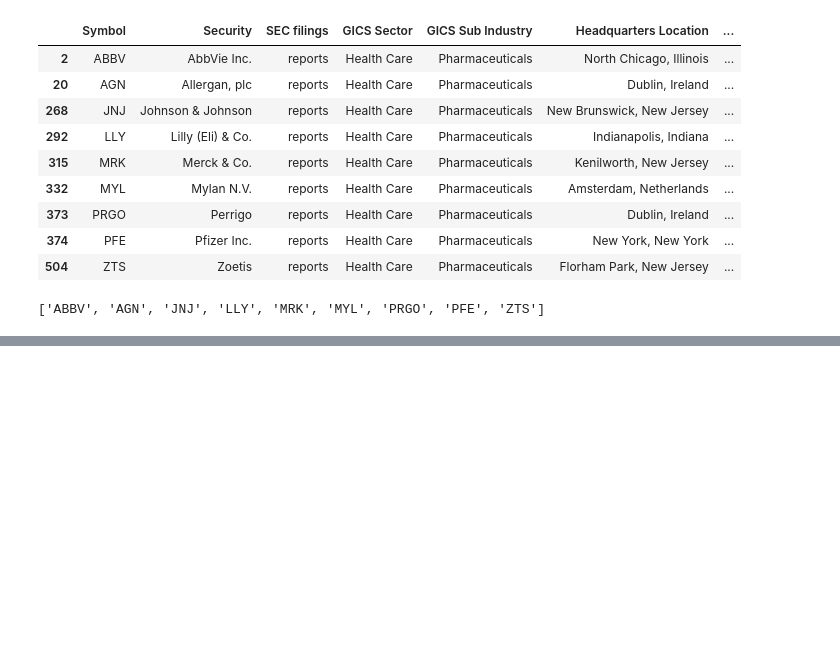
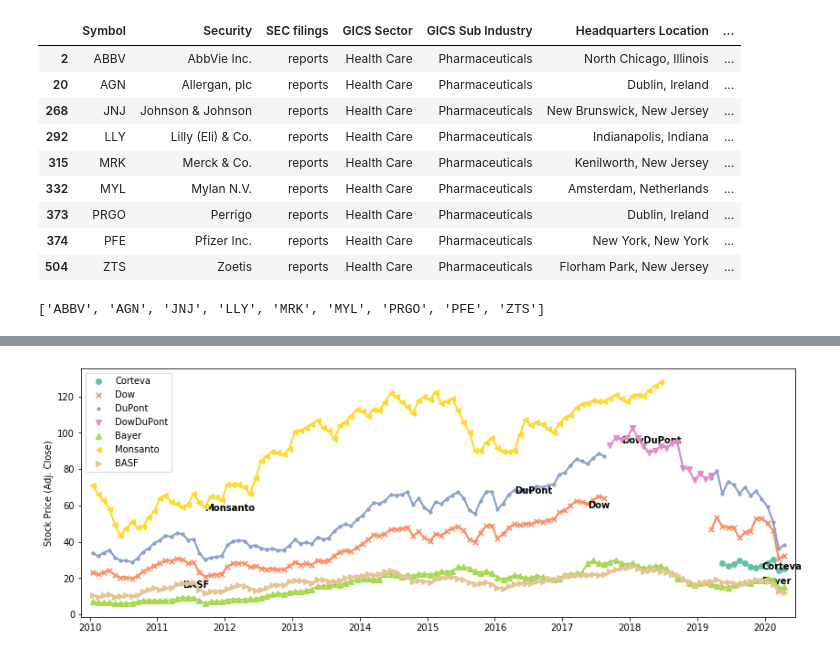
Before and after one commit to jiehu3456/2020-04-29-stocks, a Jupyter notebook: Stocks.ipynb, the cells around one changed output, grey strips where cells are left out. Drawn from its saved outputs; the diff is of its cells as text; code cells hidden in the pictures; blank space fills up the shorter version.

```diff
--- a/Stocks.ipynb
+++ b/Stocks.ipynb
@@ -296 +296,22 @@ plt.show()
+# %%
+closes_df = closes.iloc[:, 1:8].resample('M').mean().groupby(axis = 1, level = 0, sort = False).mean()
+closes_df_melt = pd.melt(closes_df.reset_index(), id_vars = 'Date', var_name = 'Category', value_name = 'Close')
+plt.figure(figsize = (14, 5))
+markers = ['o', 'x', '.', 'v', '^', '<', '>']
+from itertools import cycle, islice
+ax = sns.pointplot(x = 'Date', y = 'Close', hue = 'Category', data = closes_df_melt, label = 'xxxsmall', scale = 0.8,
+                   markers = list(islice(cycle(markers), closes_df.shape[1])), palette = 'Set2')
+ax.set(xlabel = '', ylabel = 'Stock Price (Adj. Close)')
+ax.set_xlim(-2, 125)
+import matplotlib.ticker as ticker
+ax.xaxis.set_major_locator(ticker.IndexLocator(12, 0))
+ax.set_xticklabels(labels = closes_df.index[0::12].strftime('%Y'))
+ax.legend(loc = 'upper left', bbox_to_anchor = (0, 1))
+import numpy as np
+for i in range(0, closes_df.shape[1]):
+    x = np.random.choice(closes_df.reset_index().iloc[:, i + 1].dropna().index.values)
+    ax.text(x, closes_df.iloc[x, i] + 2, closes_df.columns[i], va = 'top', size = 'medium', color = 'black', weight = 'heavy')
+plt.show()
+# %% [output]
+[figure, added]
 # %%
```
Also changed, not shown: parts of 15 cells of this notebook.
